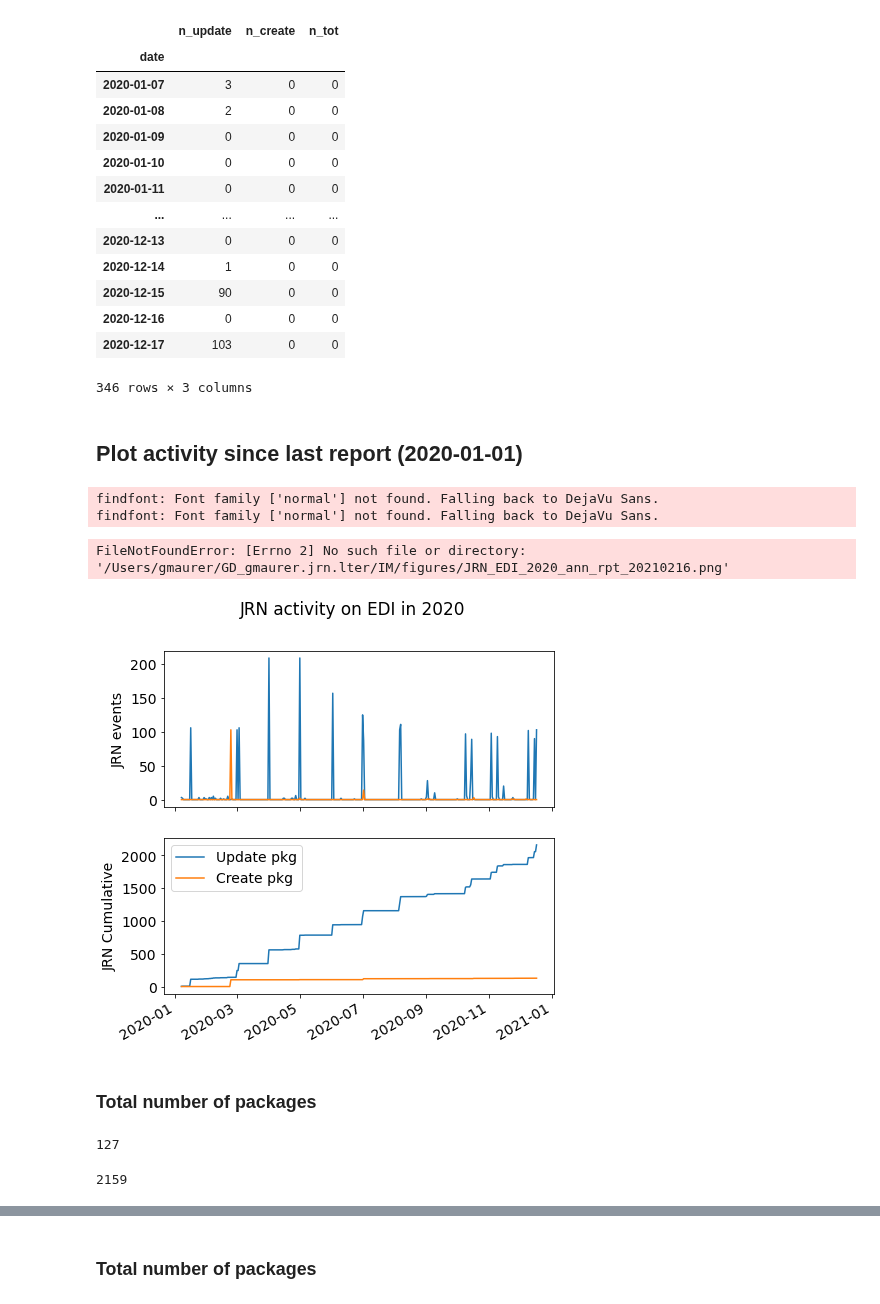
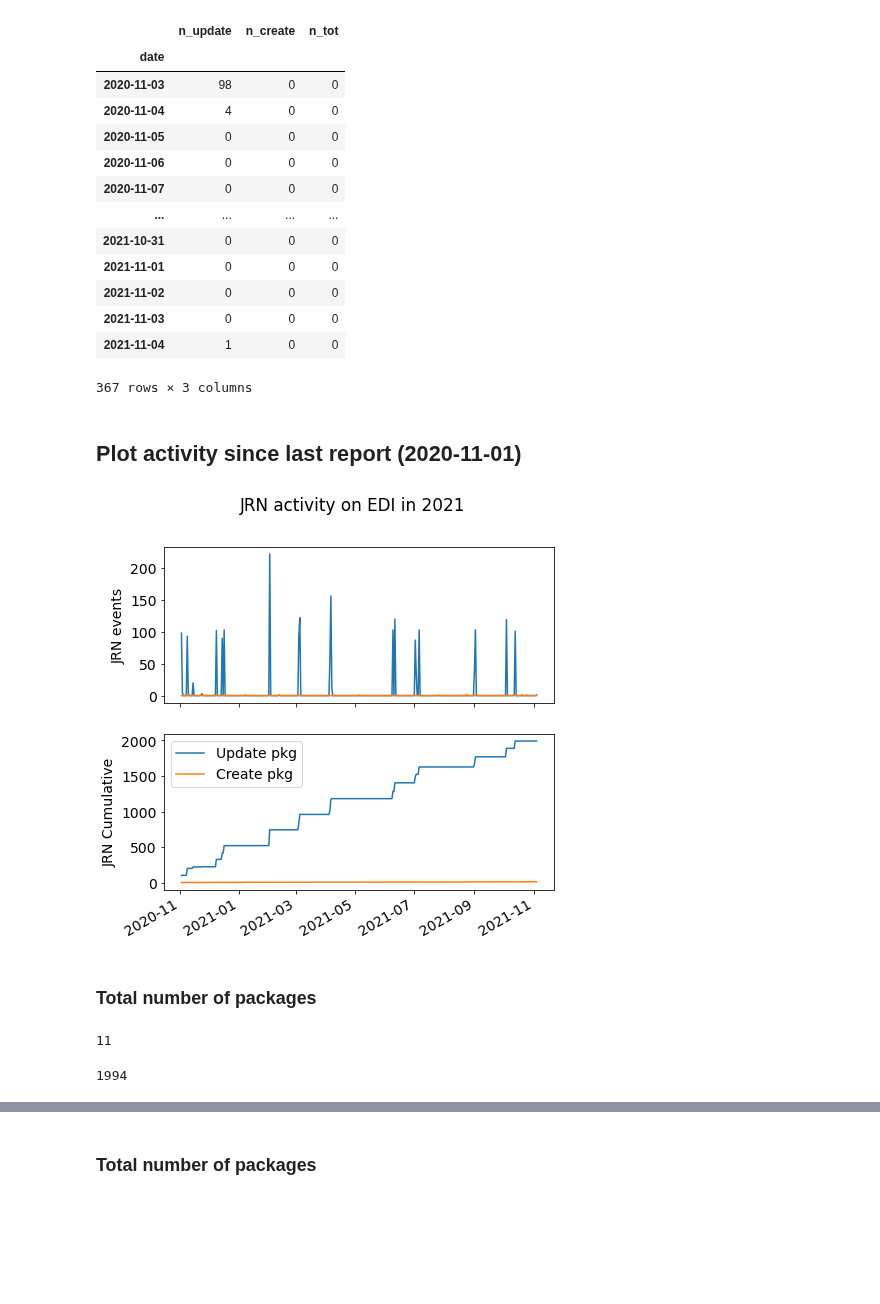
Before and after one commit to jornada-im/diagnostics, a Jupyter notebook: JRN-EDI-diagnostics-ANNRPT.ipynb, the cells around one changed output, grey strips where cells are left out. Cells and saved outputs as stored; diff of their text form; code cells hidden in the pictures; blank space fills up the shorter version.

Commit message:
notebook updates for annual report

```diff
--- a/JRN-EDI-diagnostics-ANNRPT.ipynb
+++ b/JRN-EDI-diagnostics-ANNRPT.ipynb
@@ -6,5 +6,5 @@ import pandas as pd
 import numpy as np
 # %%
 # Request changes from Dec 2021 to ...
-new = edi.request_changes('2020-12-02', '2020-12-31')
+new = edi.request_changes('2021-06-02', '2021-11-09')
 # %% [output]
@@ -43,25 +44,25 @@ df
 # %%
 df = edi.get_counts(df)
 # %%
-daily = edi.counts_to_daily(df, startdt='2020-01-01')
+daily = edi.counts_to_daily(df, startdt='2020-11-01')
 daily
 # %% [output]
 |  | n_update | n_create | n_tot |
 | date |  |  |  |
-| 2020-01-07 | 3 | 0 | 0 |
-| 2020-01-08 | 2 | 0 | 0 |
-| 2020-01-09 | 0 | 0 | 0 |
-| 2020-01-10 | 0 | 0 | 0 |
-| 2020-01-11 | 0 | 0 | 0 |
+| 2020-11-03 | 98 | 0 | 0 |
+| 2020-11-04 | 4 | 0 | 0 |
+| 2020-11-05 | 0 | 0 | 0 |
+| 2020-11-06 | 0 | 0 | 0 |
+| 2020-11-07 | 0 | 0 | 0 |
 | ... | ... | ... | ... |
-| 2020-12-13 | 0 | 0 | 0 |
-| 2020-12-14 | 1 | 0 | 0 |
-| 2020-12-15 | 90 | 0 | 0 |
-| 2020-12-16 | 0 | 0 | 0 |
-| 2020-12-17 | 103 | 0 | 0 |
+| 2021-10-31 | 0 | 0 | 0 |
+| 2021-11-01 | 0 | 0 | 0 |
+| 2021-11-02 | 0 | 0 | 0 |
+| 2021-11-03 | 0 | 0 | 0 |
+| 2021-11-04 | 1 | 0 | 0 |
-346 rows × 3 columns
+367 rows × 3 columns
 # %% [markdown]
-## Plot activity since last report (2020-01-01)
+## Plot activity since last report (2020-11-01)
 # %%
 import matplotlib
 import matplotlib.pyplot as plt
@@ -78,36 +79,33 @@ now = datetime.datetime.now().strftime("%Y%m%d")
 # %%
 # All time plot:
 fig, ax = plt.subplots(nrows=2, ncols=1, figsize=(7, 7), sharex=True)
 
 ax[0].plot(daily.index, daily.n_update, label='Update pkg')
 ax[0].plot(daily.index, daily.n_create, label='Create pkg')
 ax[0].set_ylabel('JRN events')
 
 ax[1].plot(daily.index, daily.n_update.cumsum(), label='Update pkg')
 ax[1].plot(daily.index, daily.n_create.cumsum(), label='Create pkg')
 #ax[1].plot(daily.index, daily.n_tot.cumsum(), label='Total')
 
 plt.ylabel('JRN Cumulative')
 fig.autofmt_xdate()
-plt.suptitle('JRN activity on EDI in 2020')
+plt.suptitle('JRN activity on EDI in 2021')
 plt.legend()
 
 import os
-fig.savefig(os.path.expanduser("/Users/gmaurer/GD_gmaurer.jrn.lter/IM/figures/JRN_EDI_2020_ann_rpt_{0}.png".format(now)),
+fig.savefig(os.path.expanduser("~/GD_gmaurer@nmsu/IM/figures/JRN_EDI_2021_ann_rpt_{0}.png".format(now)),
             dpi=150, bbox_inches='tight',facecolor='w')
 # %% [output]
-findfont: Font family ['normal'] not found. Falling back to DejaVu Sans.
-findfont: Font family ['normal'] not found. Falling back to DejaVu Sans.
-FileNotFoundError: [Errno 2] No such file or directory: '/Users/gmaurer/GD_gmaurer.jrn.lter/IM/figures/JRN_EDI_2020_ann_rpt_20210216.png'
-[figure, old version]
+[figure, new version]
 # %% [markdown]
 ### Total number of packages
 # %%
 daily.n_create.sum()
 # %% [output]
-127
+11
 # %%
 daily.n_update.sum()
 # %% [output]
-2159
+1994
 # %% [markdown]
```
Also changed, not shown: parts of 10 cells of this notebook, 1 other file.
